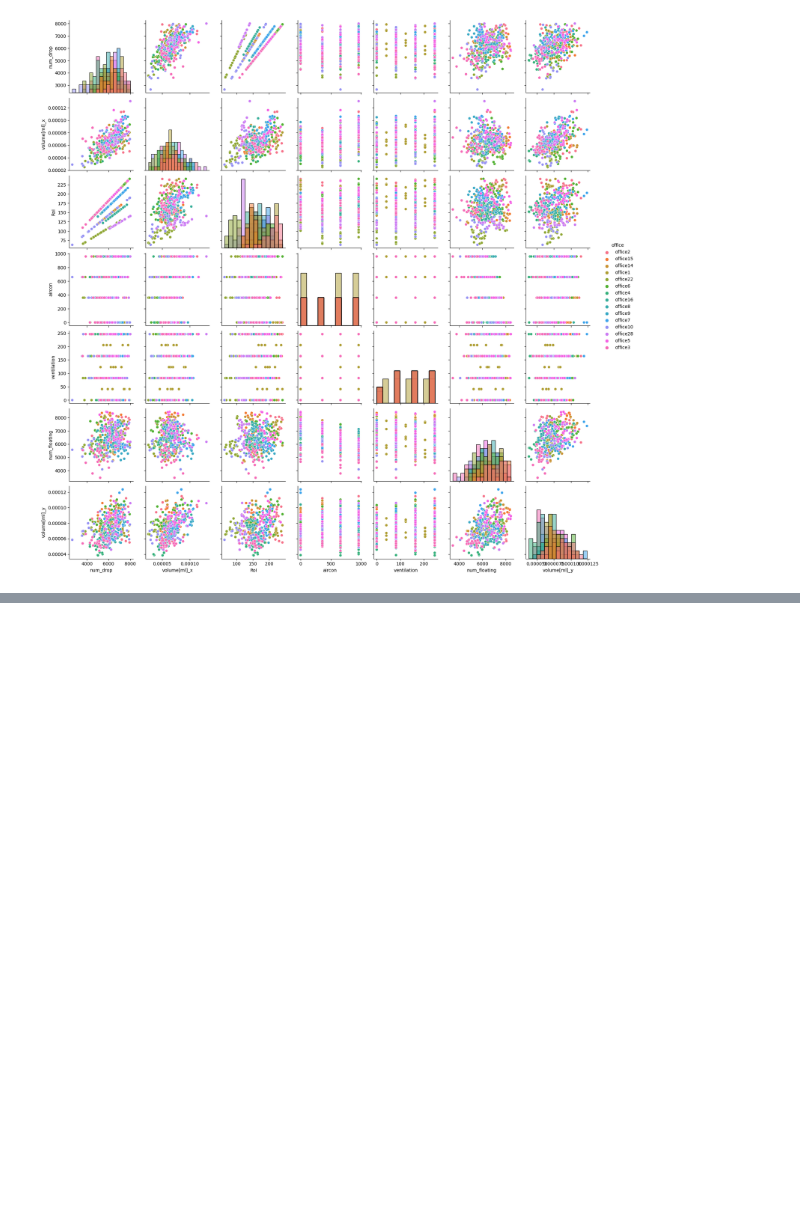
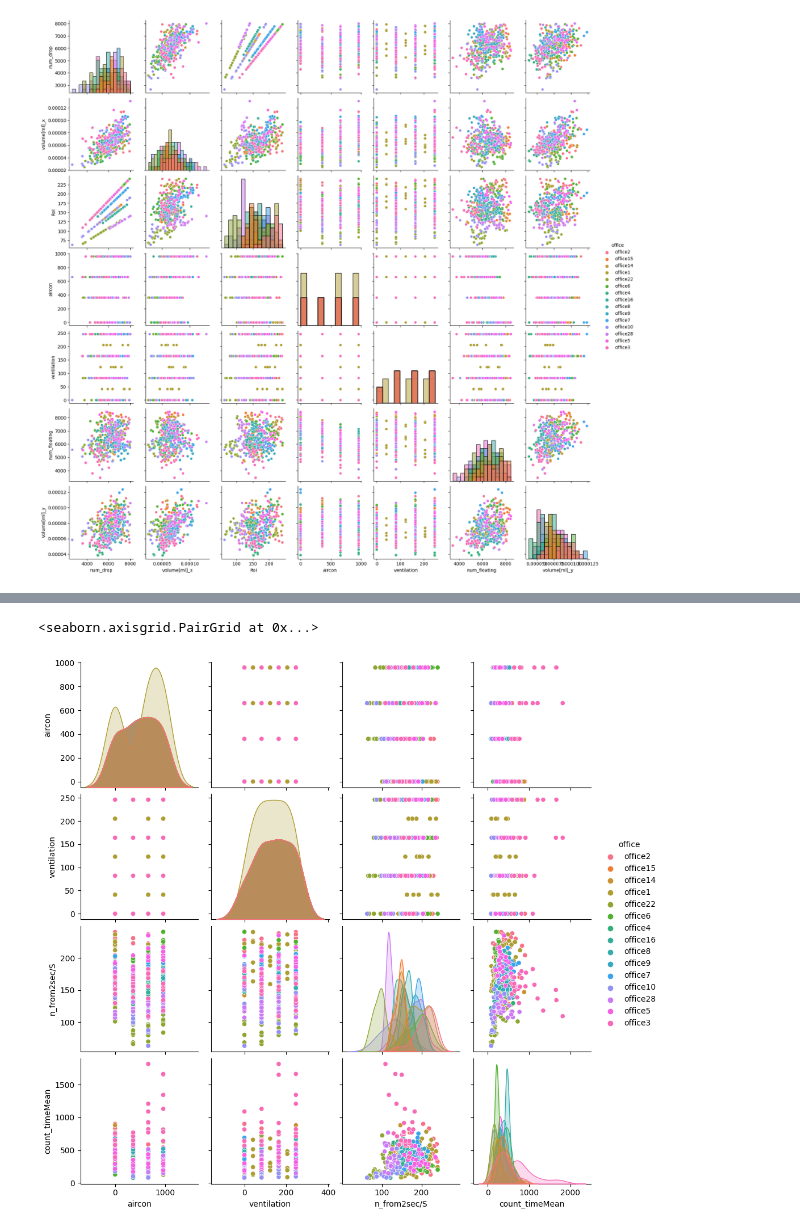
Before and after one commit to Enehentaro/MachineLearning, a Jupyter notebook: NoteBook/TrialAndError.ipynb, the cells around one changed output, grey strips where cells are left out. Saved outputs shown, nothing was run; the diff lists cells and outputs as text; code cells hidden in the pictures; blank space fills up the shorter version.

```diff
--- a/NoteBook/TrialAndError.ipynb
+++ b/NoteBook/TrialAndError.ipynb
@@ -275,0 +328,3 @@ sns.pairplot(df_total, hue='office', diag_kind="hist")
+# %%
+df_total = pd.merge(df_summary, df, on="case_name")
+df_total
@@ -275,0 +345,3 @@ sns.pairplot(df_total, hue='office', diag_kind="hist")
+# %%
+df_total["office"] = df_total["case_name"].map(lambda casename: casename.split("_")[0])
+df_total
@@ -275,0 +362,3 @@ sns.pairplot(df_total, hue='office', diag_kind="hist")
+# %%
+df_total.rename(columns={"num_drop":"n_from2sec", "n_s_from2sec":"n_from2sec/S"}, inplace=True)
+df_total
@@ -275,0 +379,3 @@ sns.pairplot(df_total, hue='office', diag_kind="hist")
+# %%
+df_core = df_total.reindex(columns=['case_name', "office", 'aircon', 'ventilation', "exhaust", "n_from2sec", "n_from2sec/S", "count_sum", "count_timeMean"])
+df_core
@@ -275,0 +398,7 @@ sns.pairplot(df_total, hue='office', diag_kind="hist")
+# %%
+import seaborn as sns
+
+sns.pairplot(df_core[["aircon", "ventilation", "exhaust", "n_from2sec/S", "count_timeMean", "office"]], hue='office')#, diag_kind="hist")
+# %% [output]
+<seaborn.axisgrid.PairGrid at 0x...>
+[figure, added]
```
Also changed, not shown: parts of 13 cells of this notebook, 40 other files.
